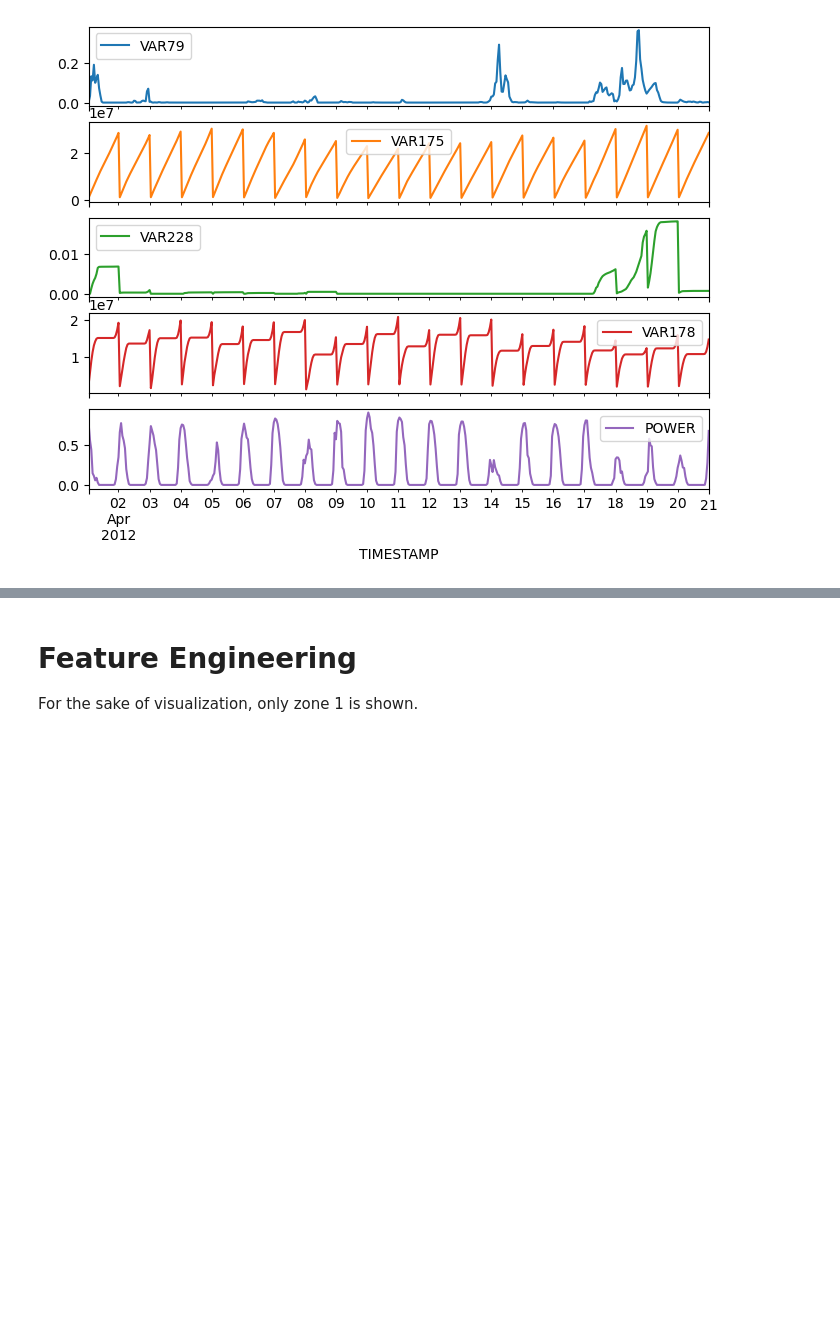
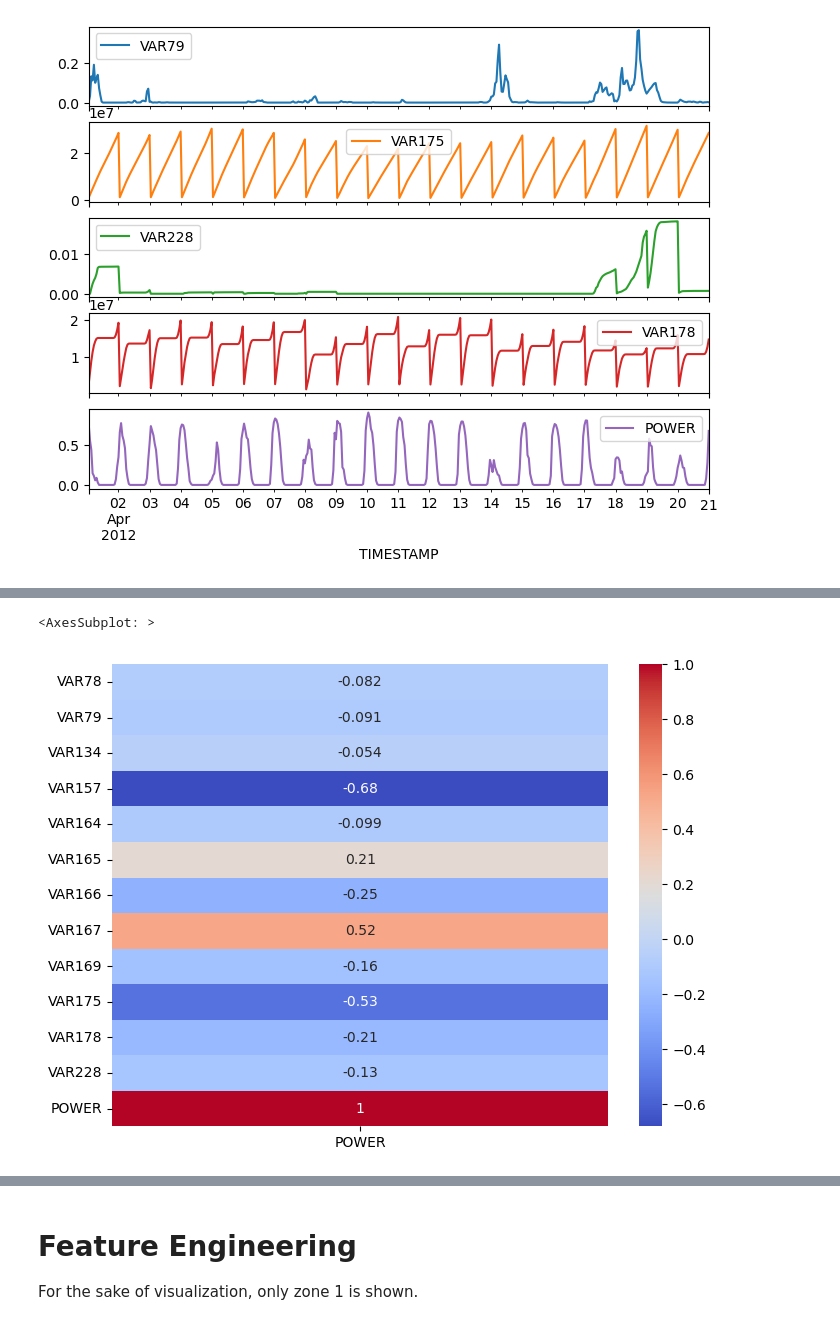
Before and after one commit to antoniolang1107/Solar-Power, a Jupyter notebook: solar.ipynb, the cells around one changed output, grey strips where cells are left out. Saved outputs shown, nothing was run; the diff lists cells and outputs as text; code cells hidden in the pictures; blank space fills up the shorter version.

```diff
--- a/solar.ipynb
+++ b/solar.ipynb
@@ -136,0 +147,5 @@ _ = plot_features.plot(subplots=True)
+# %%
+sns.heatmap(correlations[1], cmap="coolwarm", annot=True)
+# %% [output]
+<AxesSubplot: >
+[figure, added]
```
Also changed, not shown: parts of 8 cells of this notebook.
